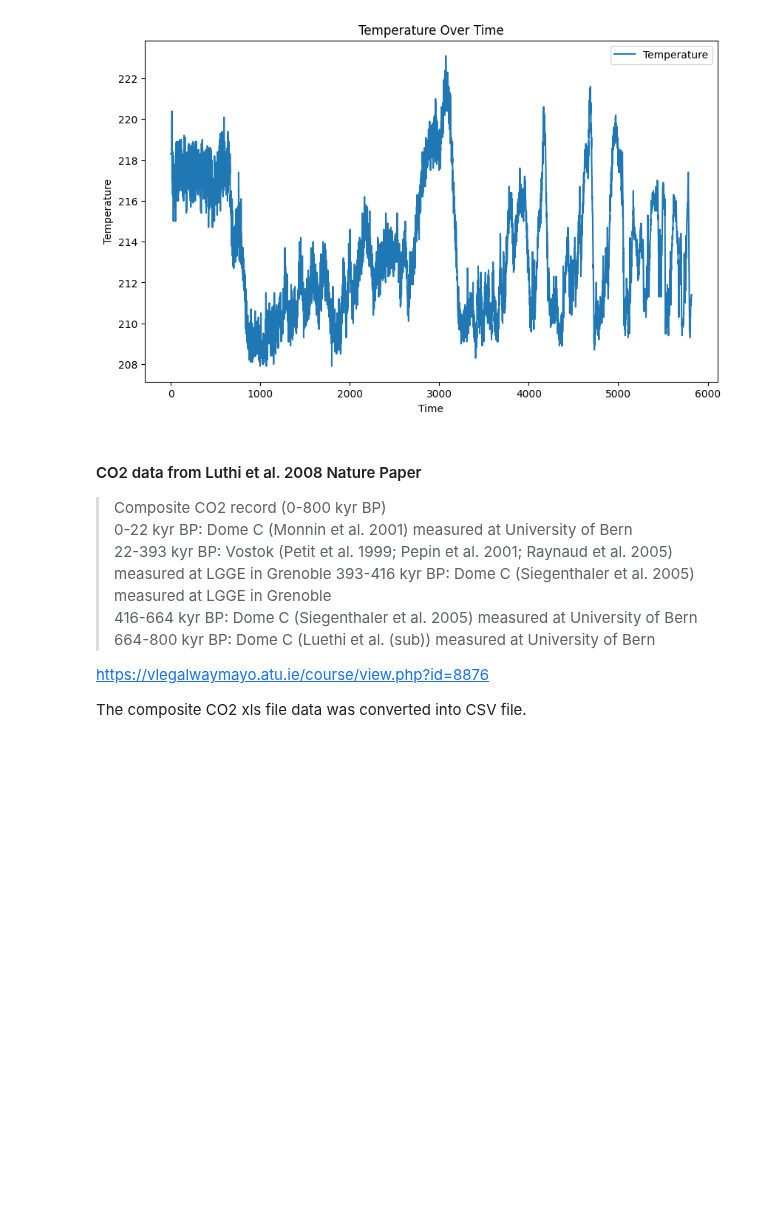
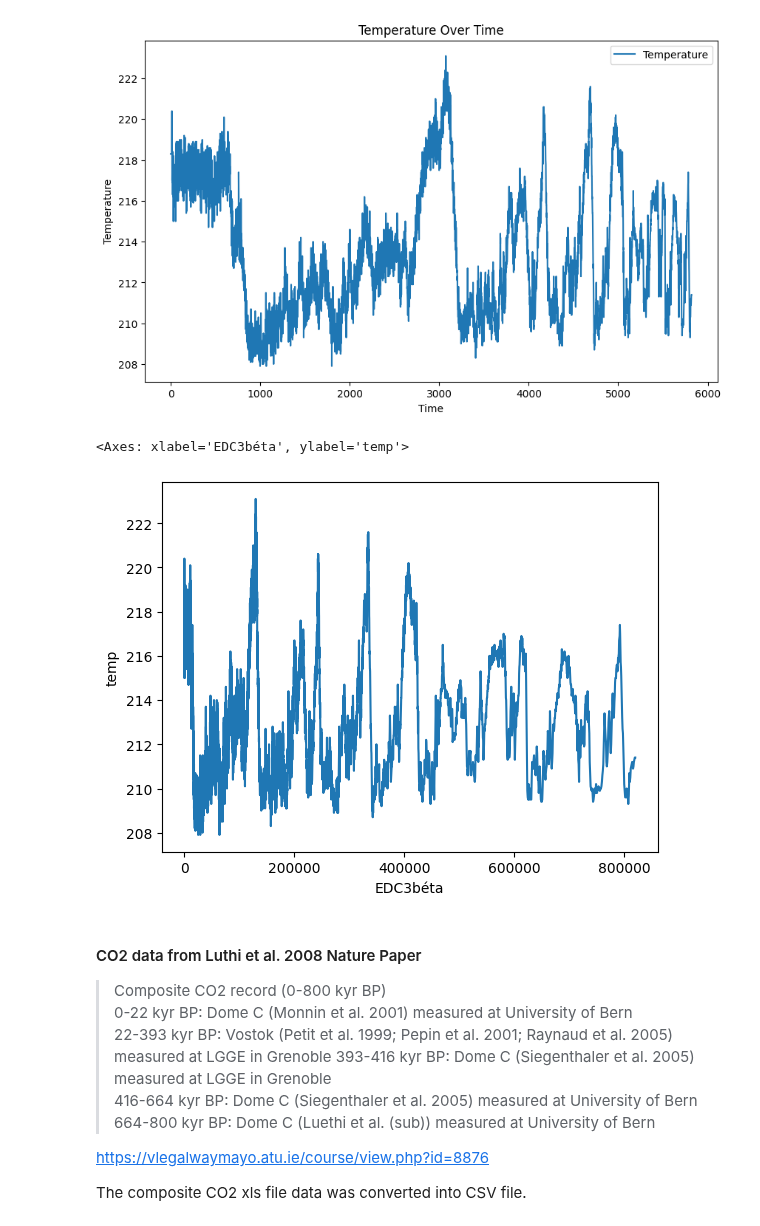
Before and after one commit to Tanjasta/PFDA_Assignment2, a Jupyter notebook: PFDA_Assignment2.ipynb, the cells around one changed output. Drawn from its saved outputs; the diff is of its cells as text; code cells hidden in the pictures; blank space fills up the shorter version.

```diff
--- a/PFDA_Assignment2.ipynb
+++ b/PFDA_Assignment2.ipynb
@@ -215,6 +220,11 @@ plt.legend()  # Add a legend
 plt.show()  # Display the plot
 # %% [output]
 [figure]
+# %%
+sns.lineplot(data=df, x="EDC3béta", y="temp")
+# %% [output]
+<Axes: xlabel='EDC3béta', ylabel='temp'>
+[figure, added]
 # %% [markdown]
 #### CO2 data from Luthi et al. 2008 Nature Paper
 
```
Also changed, not shown: parts of 2 cells of this notebook.
